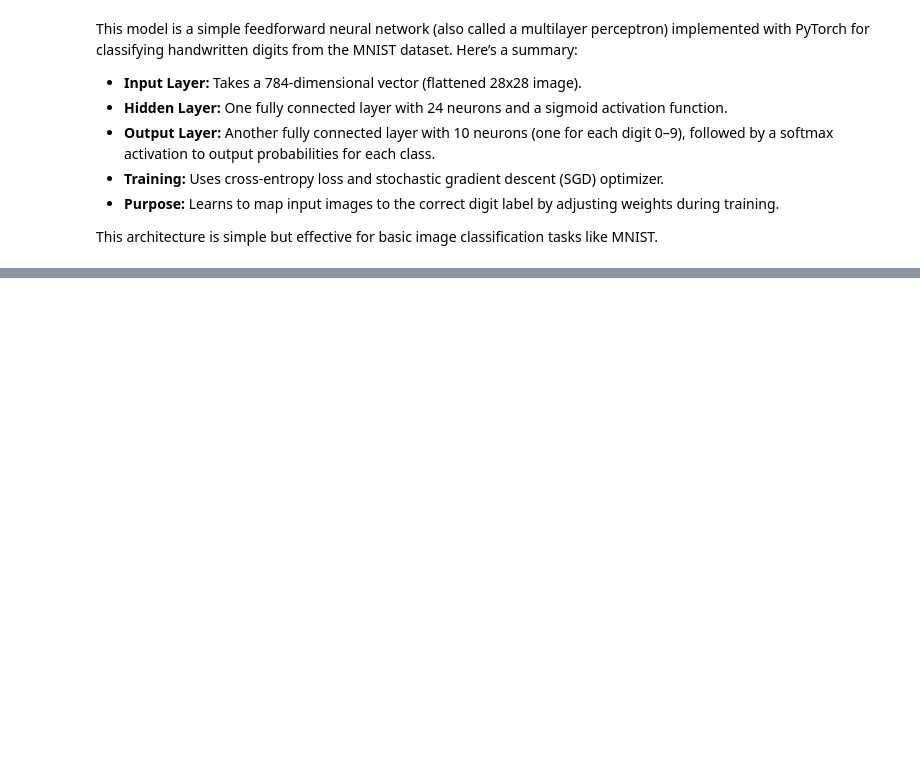
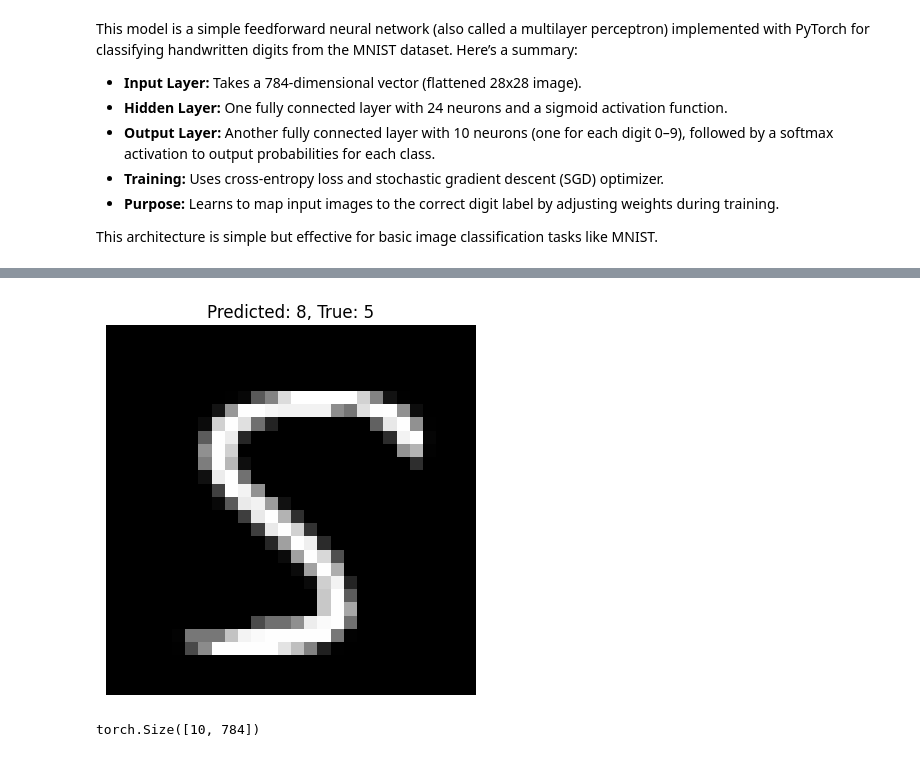
Before and after one commit to luleoli/data-sci-portfolio, a Jupyter notebook: neuralnetwork_/Aula_1.ipynb, the cells around one changed output, grey strips where cells are left out. Saved outputs shown, nothing was run; the diff lists cells and outputs as text; code cells hidden in the pictures; blank space fills up the shorter version.

```diff
--- a/neuralnetwork_/Aula_1.ipynb
+++ b/neuralnetwork_/Aula_1.ipynb
@@ -273,0 +288,23 @@ plt.show()
+# %%
+# Select an index from the test set
+idx = 333 # Change this to visualize other samples
+
+# Get the image and reshape for display
+img = X_test[idx].reshape(28, 28)
+
+# Get the model's prediction
+with torch.no_grad():
+    output = model(torch.tensor(X_test[idx], dtype=torch.float32).unsqueeze(0))
+    pred = torch.argmax(output, 1).item()
+
+# Plot the image and show the prediction
+plt.imshow(img, cmap='gray')
+plt.title(f'Predicted: {pred}, True: {y_test[idx]}')
+plt.axis('off')
+plt.show()
+# %% [output]
+[figure, added]
+# %%
+model.fc1.weight.data.shape
+# %% [output]
+torch.Size([10, 784])
```
Also changed, not shown: parts of 12 cells of this notebook.
